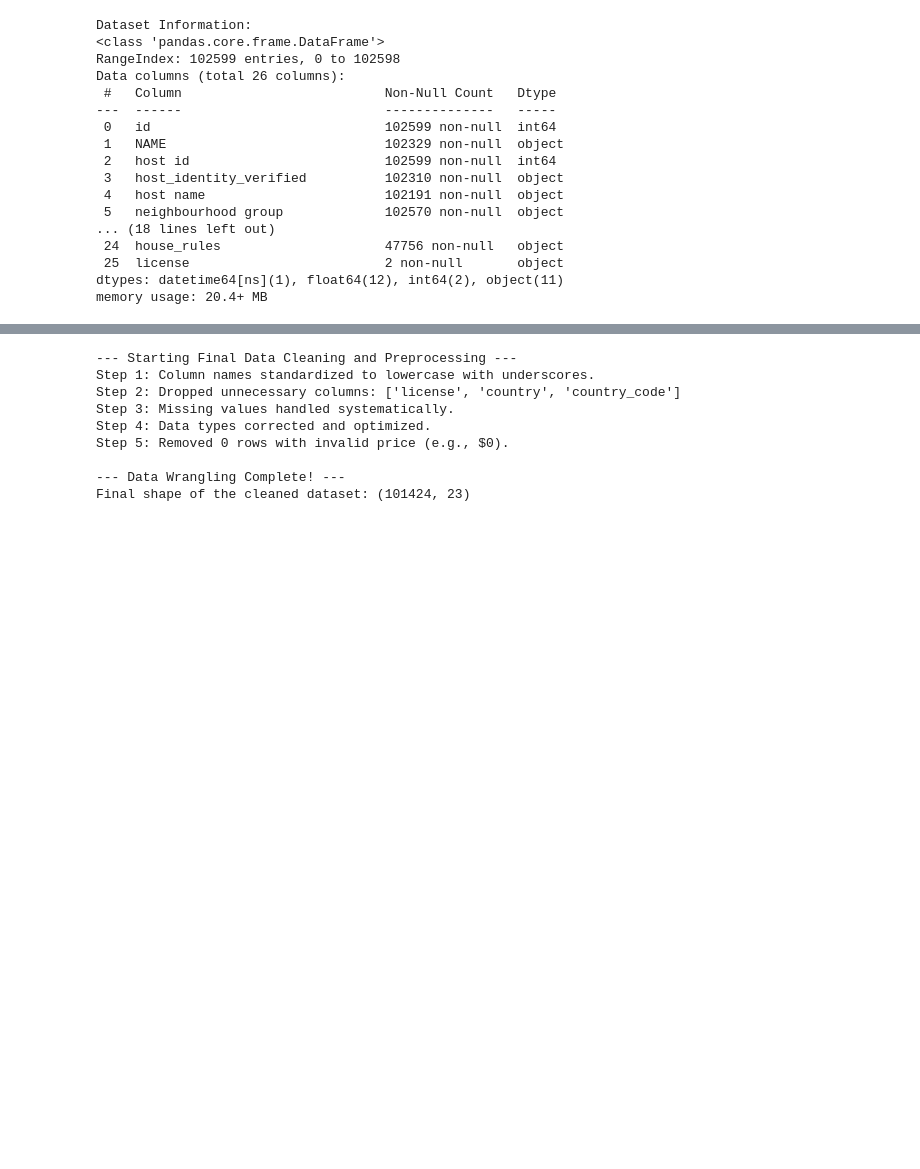
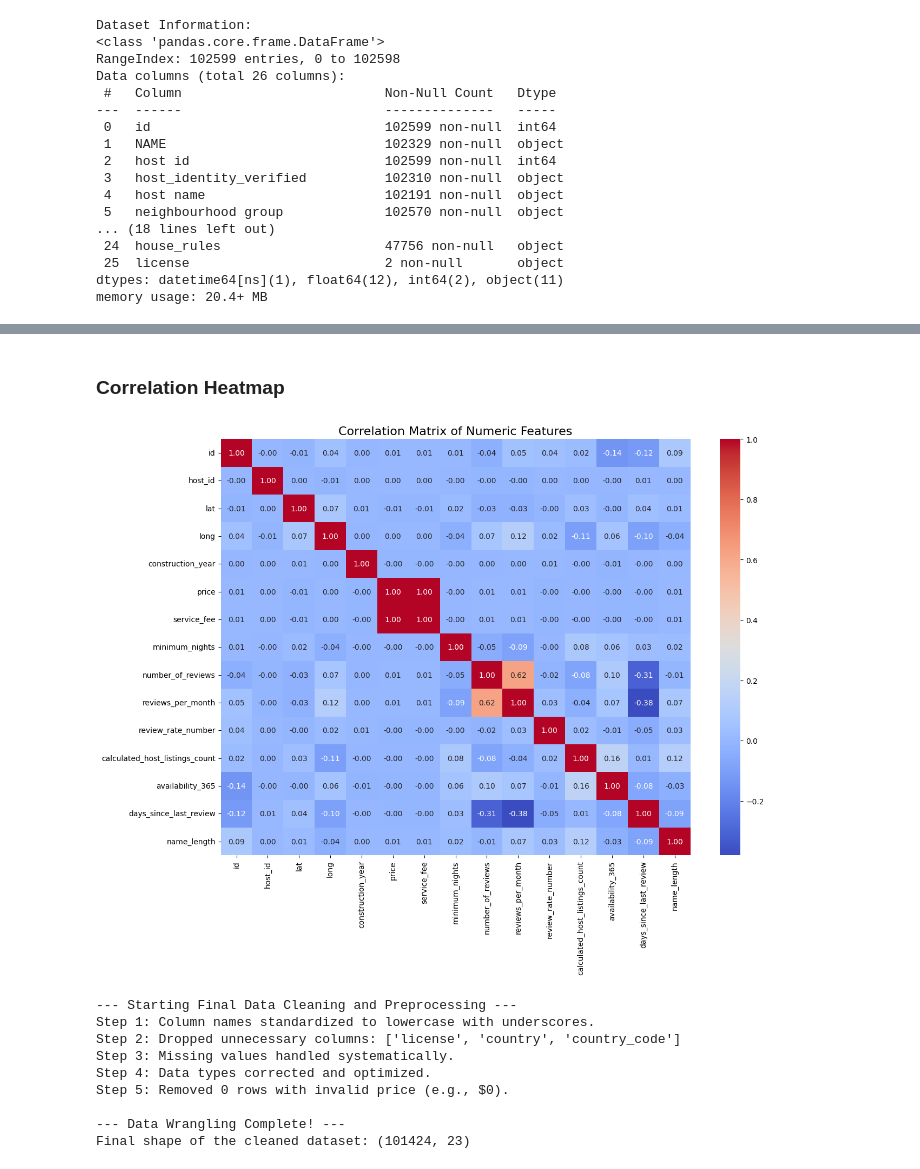
Before and after one commit to Vaibhav-153/VOIS_AICTE_Sep2025_VaibhavAdmane, a Jupyter notebook: Vaibhav_Admane_Source_Code.ipynb, the cells around one changed output, grey strips where cells are left out. Cells and saved outputs as stored; diff of their text form; code cells hidden in the pictures; blank space fills up the shorter version.

```diff
--- a/Vaibhav_Admane_Source_Code.ipynb
+++ b/Vaibhav_Admane_Source_Code.ipynb
@@ -70,3 +109,23 @@ memory usage: 20.4+ MB
+# %% [markdown]
+### Correlation Heatmap
+# %%
+# Select only the numeric columns for the correlation matrix
+numeric_cols = df_cleaned.select_dtypes(include=np.number)
+
+# Calculate the correlation matrix
+corr_matrix = numeric_cols.corr()
+
+plt.figure(figsize=(14, 10))
+sns.heatmap(
+    corr_matrix,
+    annot=True, # Show the correlation values on the map
+    cmap='coolwarm',
+    fmt='.2f' # Format to 2 decimal places
+)
+plt.title('Correlation Matrix of Numeric Features', fontsize=16)
+plt.show()
+# %% [output]
+[figure, added]
 # %%
  def final_clean_airbnb_data(df: pd.DataFrame) -> pd.DataFrame:
     """
```
Also changed, not shown: parts of 4 cells of this notebook.
